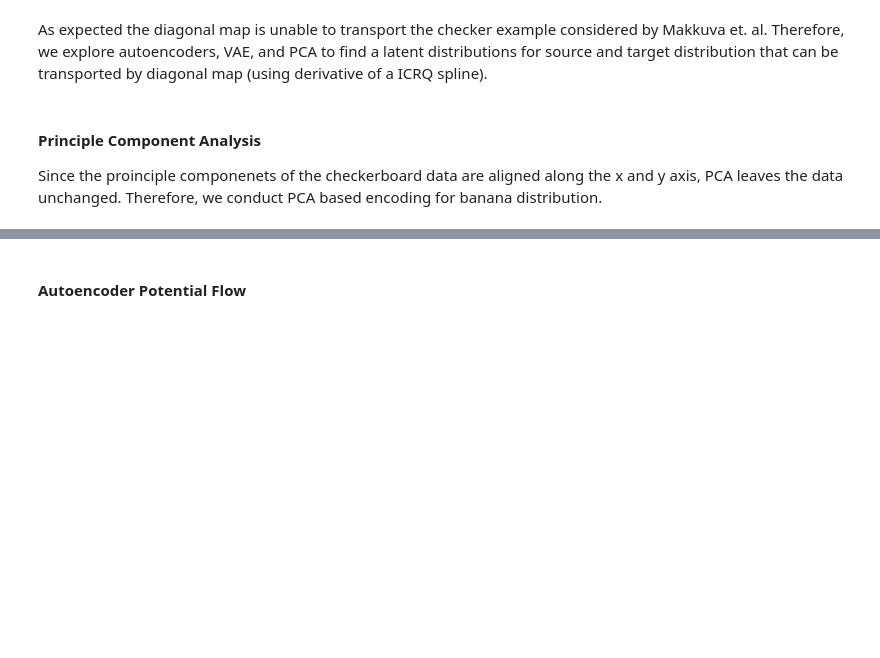
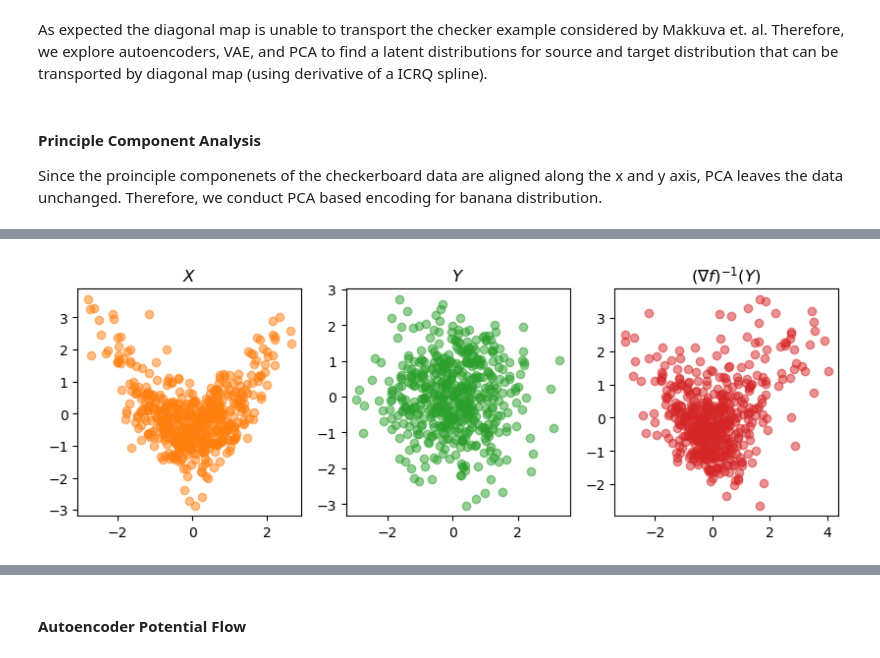
Before and after one commit to medhaaga/OT_flow, a Jupyter notebook: potential_flows/flow/non_diagonal_maps.ipynb, the cells around one changed output, grey strips where cells are left out. Cells and saved outputs as stored; diff of their text form; code cells hidden in the pictures; blank space fills up the shorter version.

```diff
--- a/potential_flows/flow/non_diagonal_maps.ipynb
+++ b/potential_flows/flow/non_diagonal_maps.ipynb
@@ -127,4 +134,12 @@ PCA_OT_Trainer = flow.DualPCA_OT_Trainer(potential=potential_flow,
                                     dataset_y=data_loader_Y,
                                     test_x=test_x,
                                     test_y=test_y)
-PCA_OT_Trainer.learn()
+
+# PCA_OT_Trainer.learn() # uncomment to train
+# %%
+PCA_OT_Trainer.encoder_flow = torch.load(PCA_OT_Trainer.exp_dir+'/best_flow.t')
+# %%
+PCA_OT_Trainer.args.show_the_plot = True
+PCA_OT_Trainer.generate()
+# %% [output]
+[figure, added]
```
Also changed, not shown: parts of 21 cells of this notebook, 7 other files.
